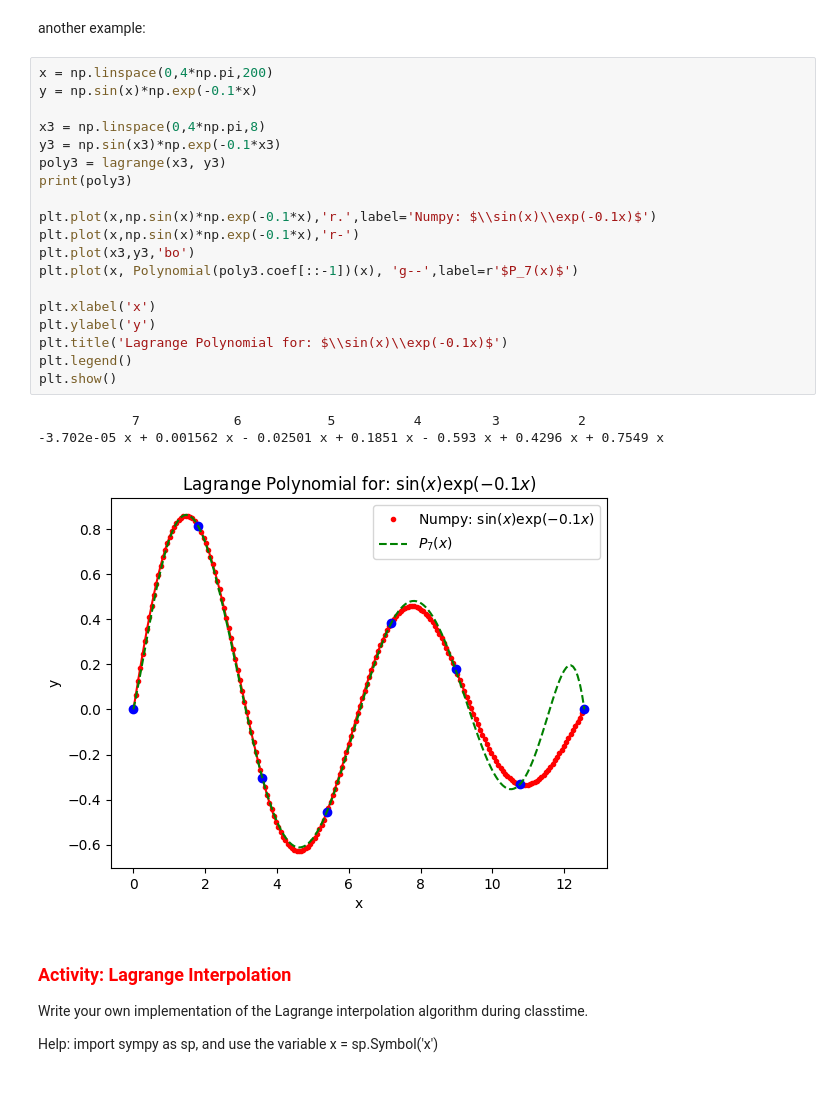
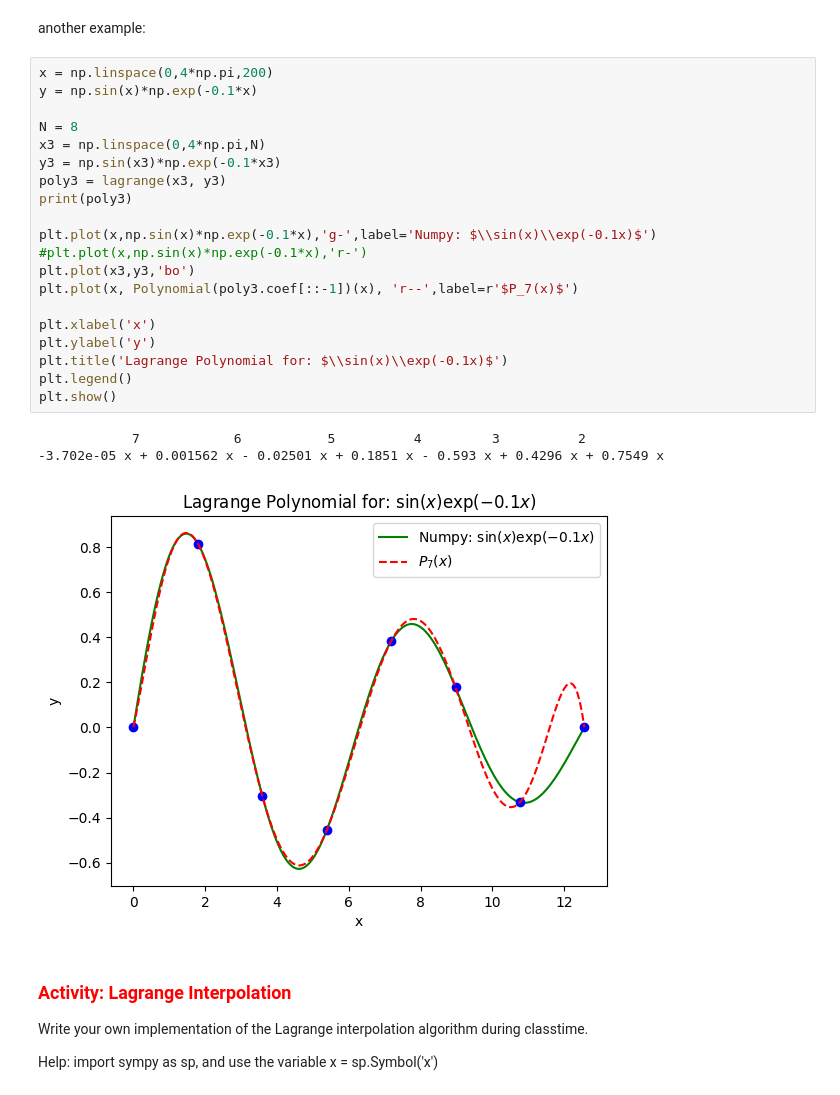
Before and after one commit to anferivera/Programming, a Jupyter notebook: 4_interpolation.ipynb, the cells around one changed output. Cells and saved outputs as stored; diff of their text form.

```diff
--- a/4_interpolation.ipynb
+++ b/4_interpolation.ipynb
@@ -256,26 +258,27 @@ another example:
 # %%
 x = np.linspace(0,4*np.pi,200)
 y = np.sin(x)*np.exp(-0.1*x)
 
-x3 = np.linspace(0,4*np.pi,8)
+N = 8
+x3 = np.linspace(0,4*np.pi,N)
 y3 = np.sin(x3)*np.exp(-0.1*x3)
 poly3 = lagrange(x3, y3)
 print(poly3)
 
-plt.plot(x,np.sin(x)*np.exp(-0.1*x),'r.',label='Numpy: $\\sin(x)\\exp(-0.1x)$')
-plt.plot(x,np.sin(x)*np.exp(-0.1*x),'r-')
+plt.plot(x,np.sin(x)*np.exp(-0.1*x),'g-',label='Numpy: $\\sin(x)\\exp(-0.1x)$')
+#plt.plot(x,np.sin(x)*np.exp(-0.1*x),'r-')
 plt.plot(x3,y3,'bo')
-plt.plot(x, Polynomial(poly3.coef[::-1])(x), 'g--',label=r'$P_7(x)$')
+plt.plot(x, Polynomial(poly3.coef[::-1])(x), 'r--',label=r'$P_7(x)$')
 
 plt.xlabel('x')
 plt.ylabel('y')
 plt.title('Lagrange Polynomial for: $\\sin(x)\\exp(-0.1x)$')
 plt.legend()
 plt.show()
 # %% [output]
             7            6           5          4         3          2
 -3.702e-05 x + 0.001562 x - 0.02501 x + 0.1851 x - 0.593 x + 0.4296 x + 0.7549 x
-[figure, old version]
+[figure, new version]
 # %% [markdown]
 ### <font color='red'>     **Activity: Lagrange Interpolation** </font>
 
```
Also changed, not shown: parts of 11 cells of this notebook.
